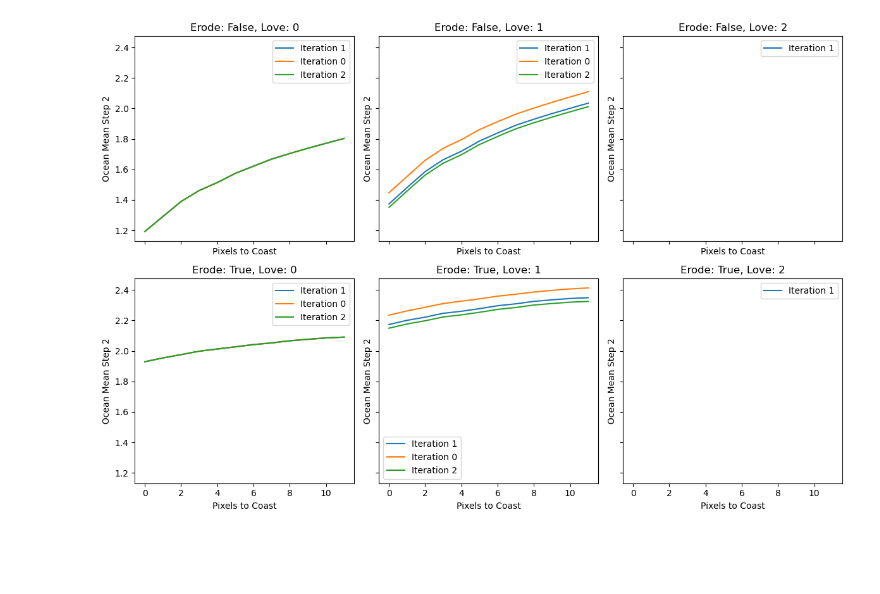
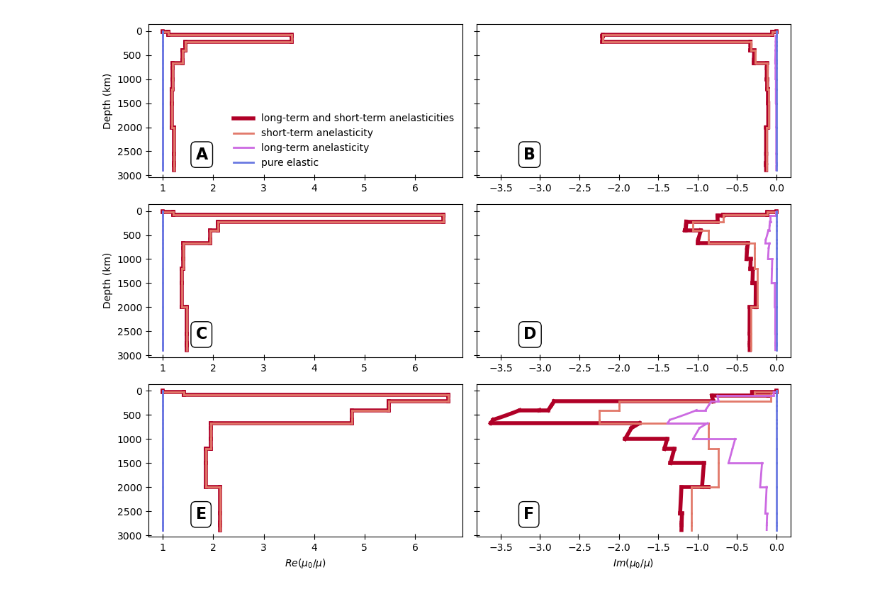
Before and after one commit to maxime-rousselet-cnes/SNREI, a Jupyter notebook: main_plots.ipynb, the cells around one changed output. Cells and saved outputs as stored; diff of their text form; code cells hidden in the pictures; blank space fills up the shorter version.

```diff
--- a/main_plots.ipynb
+++ b/main_plots.ipynb
@@ -13,9 +13,11 @@ plot_ocean_mean_vs_pixels()
-# %%
-from snrei import plot_ocean_mean_vs_pixels
-
-plot_ocean_mean_vs_pixels()
-# %% [output]
-[figure, removed]
+# %%
+from snrei import generate_figure_3
+
+generate_figure_3(
+    periods=[10.0, 100.0, 1000.0],
+)
+# %% [output]
+[figure, added]
 # %%
 from snrei import generate_load_signal_components_figure
 
```
Also changed, not shown: parts of 3 cells of this notebook, 28 other files.
